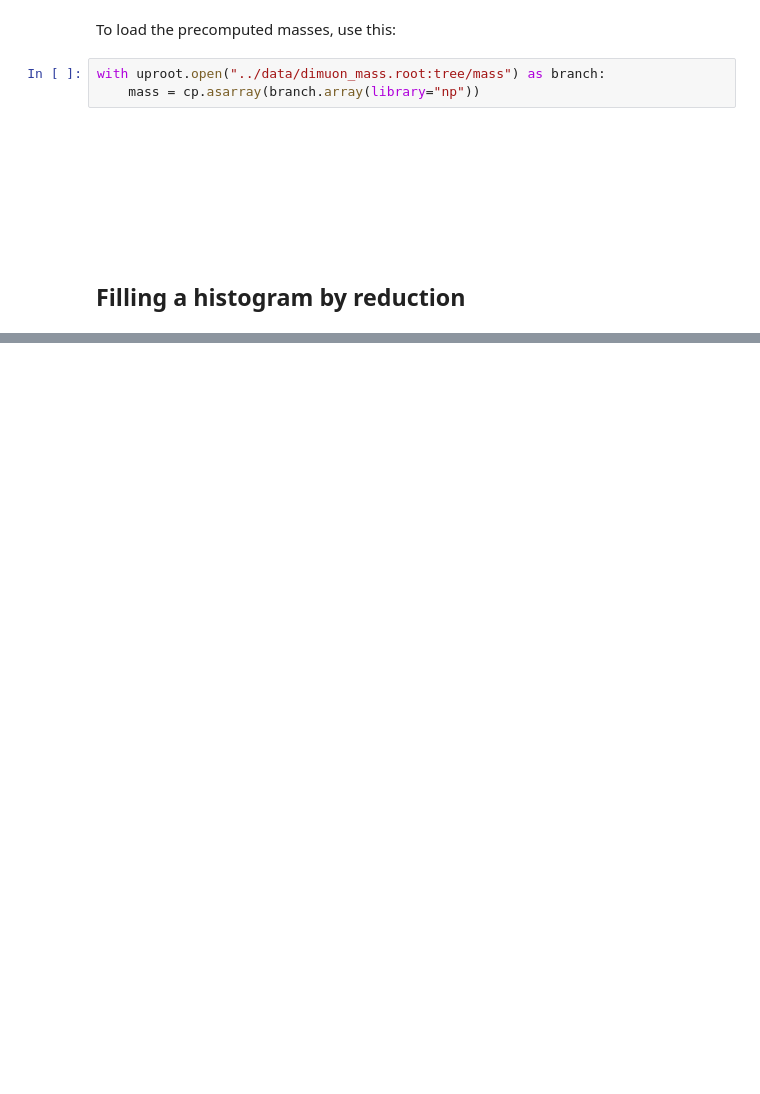
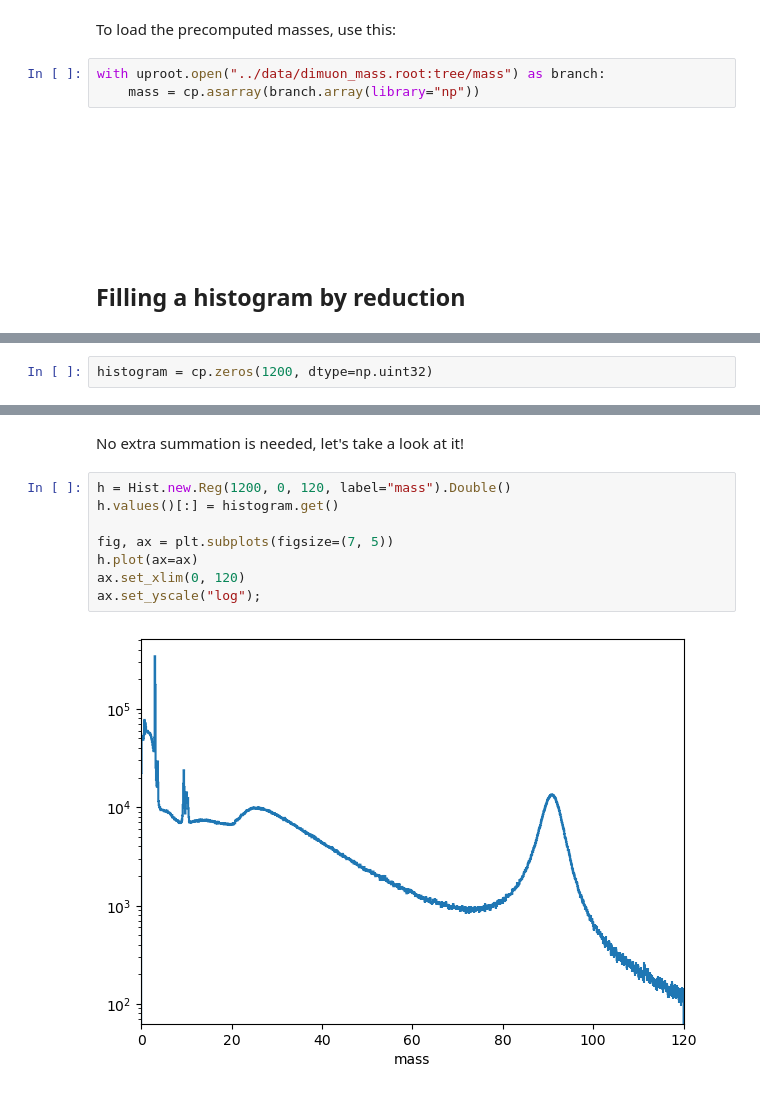
Before and after one commit to jpivarski-talks/2023-11-02-atlas-gpu-python-tutorial, a Jupyter notebook: solutions/project-1-fill-histograms.ipynb, the cells around one changed output, grey strips where cells are left out. Saved outputs shown, nothing was run; the diff lists cells and outputs as text; blank space fills up the shorter version.

```diff
--- a/solutions/project-1-fill-histograms.ipynb
+++ b/solutions/project-1-fill-histograms.ipynb
@@ -187,0 +201,2 @@ True
+# %%
+histogram = cp.zeros(1200, dtype=np.uint32)
@@ -187,0 +238,12 @@ True
+# %% [markdown]
+No extra summation is needed, let's take a look at it!
+# %%
+h = Hist.new.Reg(1200, 0, 120, label="mass").Double()
+h.values()[:] = histogram.get()
+
+fig, ax = plt.subplots(figsize=(7, 5))
+h.plot(ax=ax)
+ax.set_xlim(0, 120)
+ax.set_yscale("log");
+# %% [output]
+[figure, added]
```
Also changed, not shown: parts of 95 cells of this notebook.
